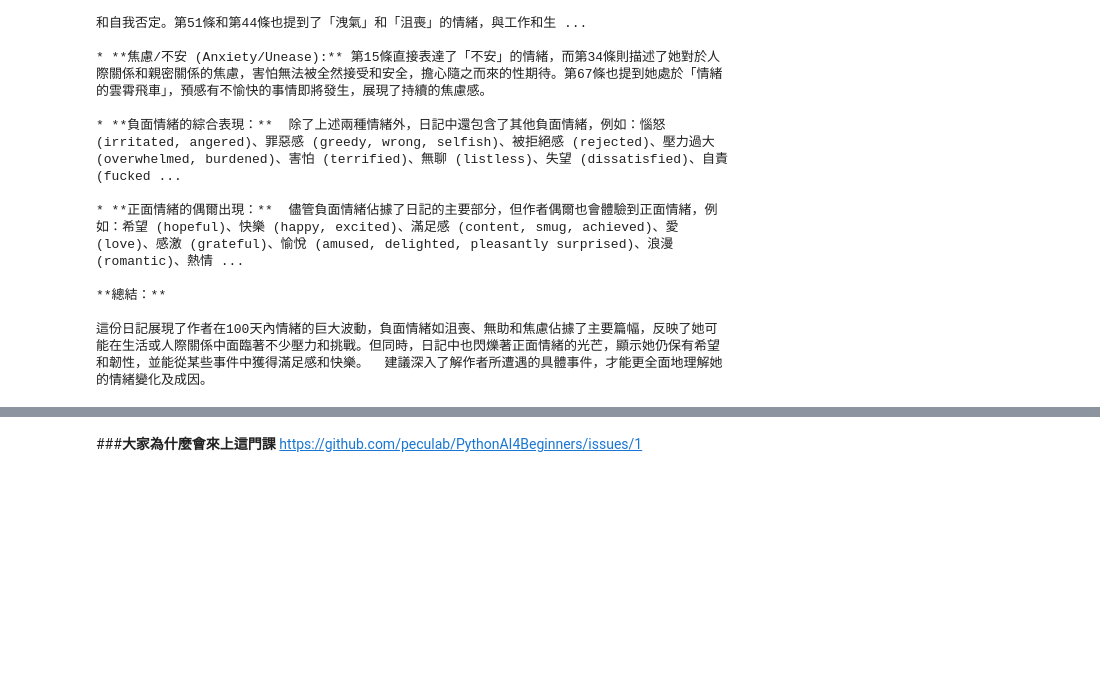
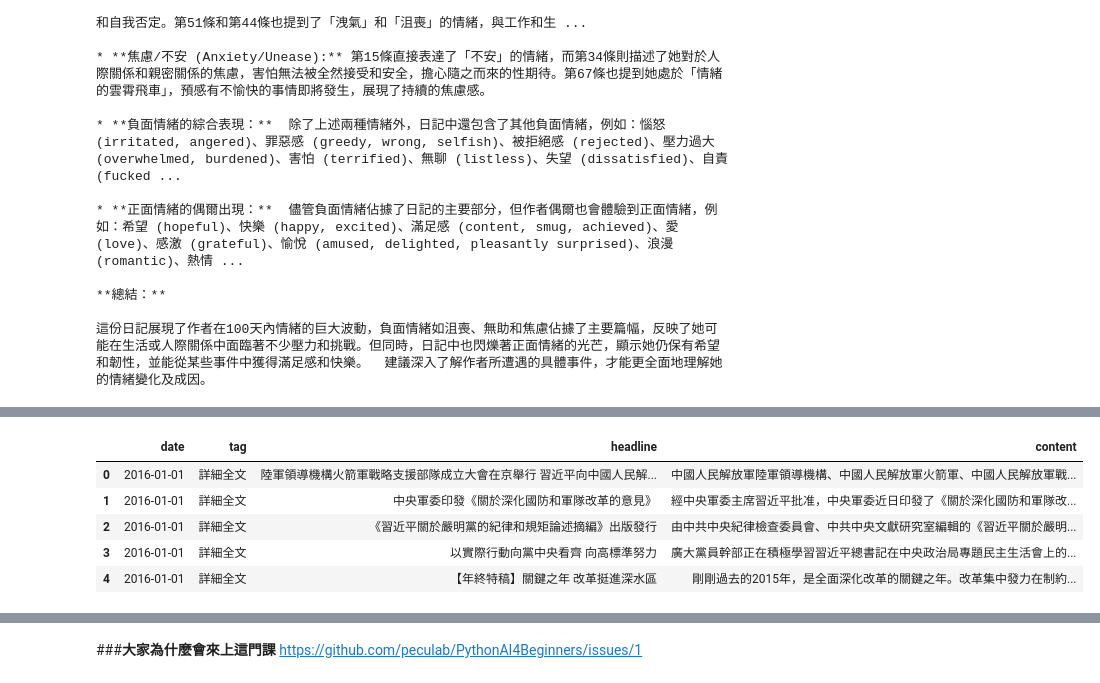
Before and after one commit to leokao960811/ProgrammingLang, a Jupyter notebook: W7_TextAnalyze.ipynb, the cells around one changed output, grey strips where cells are left out. Drawn from its saved outputs; the diff is of its cells as text; code cells hidden in the pictures; blank space fills up the shorter version.

```diff
--- a/W7_TextAnalyze.ipynb
+++ b/W7_TextAnalyze.ipynb
@@ -145,0 +209,30 @@ print(response.text)
+# %%
+import pandas as pd
+# read data and put it in a dataframe
+# 在 google 工作表載入 gsheets
+gsheets3 = gc.open_by_url('https://docs.google.com/spreadsheets/d/1b6WaMdMXtSRzg5PqQ9OXaw-32gAP7W0-yVhrxtsVL1A/edit?usp=sharing').get_worksheet(3)
+# %%
+# 讀取所有數據
+rows = gsheets3.get_all_records()
+import pandas as pd
+df3 = pd.DataFrame(rows)
+# %%
+from opencc import OpenCC
+
+# 建立簡體轉繁體的轉換器（s2t = 簡體轉繁體）
+cc = OpenCC('s2t')
+
+# 對文字欄位轉換簡體 → 繁體
+for col in df3.columns:
+    if df3[col].dtype == object:
+        df3[col] = df3[col].apply(lambda x: cc.convert(x) if isinstance(x, str) else x)
+
+# 顯示轉換後結果（可選）
+df3.head()
+# %% [output]
+|  | date | tag | headline | content |
+| 0 | 2016-01-01 | 詳細全文 | 陸軍領導機構火箭軍戰略支援部隊成立大會在京舉行 習近平向中國人民解... | 中國人民解放軍陸軍領導機構、中國人民解放軍火箭軍、中國人民解放軍戰... |
+| 1 | 2016-01-01 | 詳細全文 | 中央軍委印發《關於深化國防和軍隊改革的意見》 | 經中央軍委主席習近平批准，中央軍委近日印發了《關於深化國防和軍隊改... |
+| 2 | 2016-01-01 | 詳細全文 | 《習近平關於嚴明黨的紀律和規矩論述摘編》出版發行 | 由中共中央紀律檢查委員會、中共中央文獻研究室編輯的《習近平關於嚴明... |
+| 3 | 2016-01-01 | 詳細全文 | 以實際行動向黨中央看齊 向高標準努力 | 廣大黨員幹部正在積極學習習近平總書記在中央政治局專題民主生活會上的... |
+| 4 | 2016-01-01 | 詳細全文 | 【年終特稿】關鍵之年 改革挺進深水區 | 剛剛過去的2015年，是全面深化改革的關鍵之年。改革集中發力在制約... |
```
Also changed, not shown: parts of 23 cells of this notebook.
